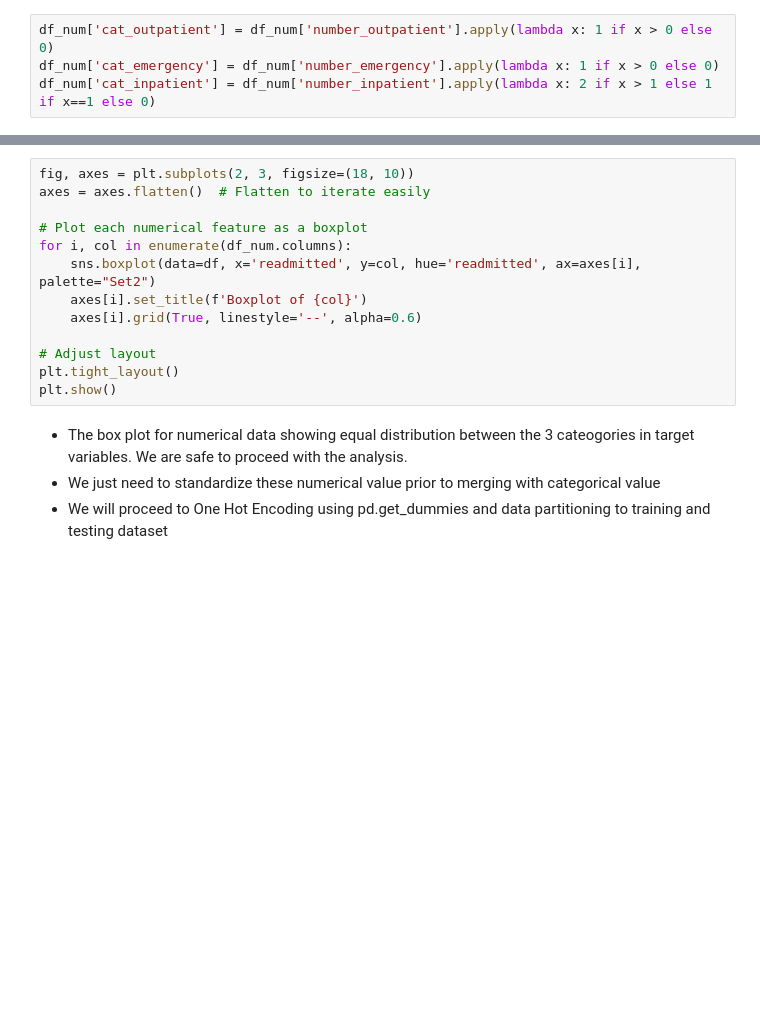
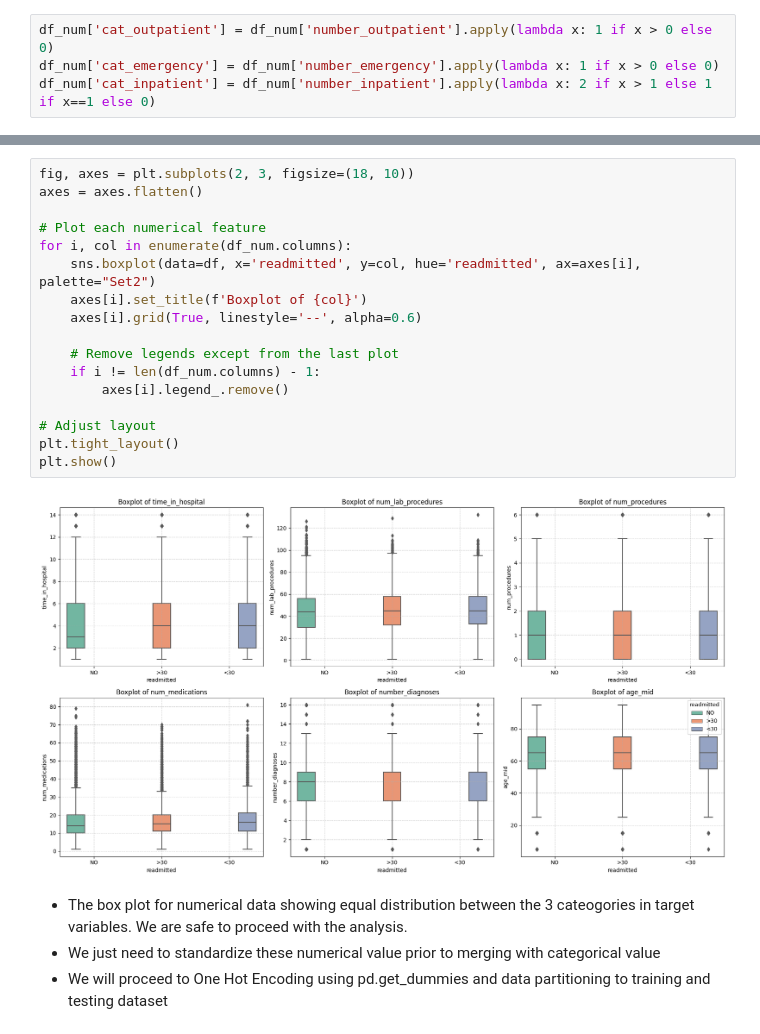
Before and after one commit to vuminhtue/Kaggle, a Jupyter notebook: Python_Diabetic/code/eda_diabetic_data.ipynb, the cells around one changed output, grey strips where cells are left out. Saved outputs shown, nothing was run; the diff lists cells and outputs as text; blank space fills up the shorter version.

```diff
--- a/Python_Diabetic/code/eda_diabetic_data.ipynb
+++ b/Python_Diabetic/code/eda_diabetic_data.ipynb
@@ -353,16 +369,22 @@ df_num['cat_inpatient'] = df_num['number_inpatient'].apply(lambda x: 2 if x > 1
 # %%
 fig, axes = plt.subplots(2, 3, figsize=(18, 10))
-axes = axes.flatten()  # Flatten to iterate easily
+axes = axes.flatten()
 
-# Plot each numerical feature as a boxplot
+# Plot each numerical feature
 for i, col in enumerate(df_num.columns):
     sns.boxplot(data=df, x='readmitted', y=col, hue='readmitted', ax=axes[i], palette="Set2")
     axes[i].set_title(f'Boxplot of {col}')
     axes[i].grid(True, linestyle='--', alpha=0.6)
 
+    # Remove legends except from the last plot
+    if i != len(df_num.columns) - 1:
+        axes[i].legend_.remove()
+
 # Adjust layout
 plt.tight_layout()
 plt.show()
+# %% [output]
+[figure, added]
 # %% [markdown]
 - The box plot for numerical data showing equal distribution between the 3 cateogories in target variables. We are safe to proceed with the analysis.
 - We just need to standardize these numerical value prior to merging with categorical value
```
Also changed, not shown: parts of 37 cells of this notebook, 22 other files.
